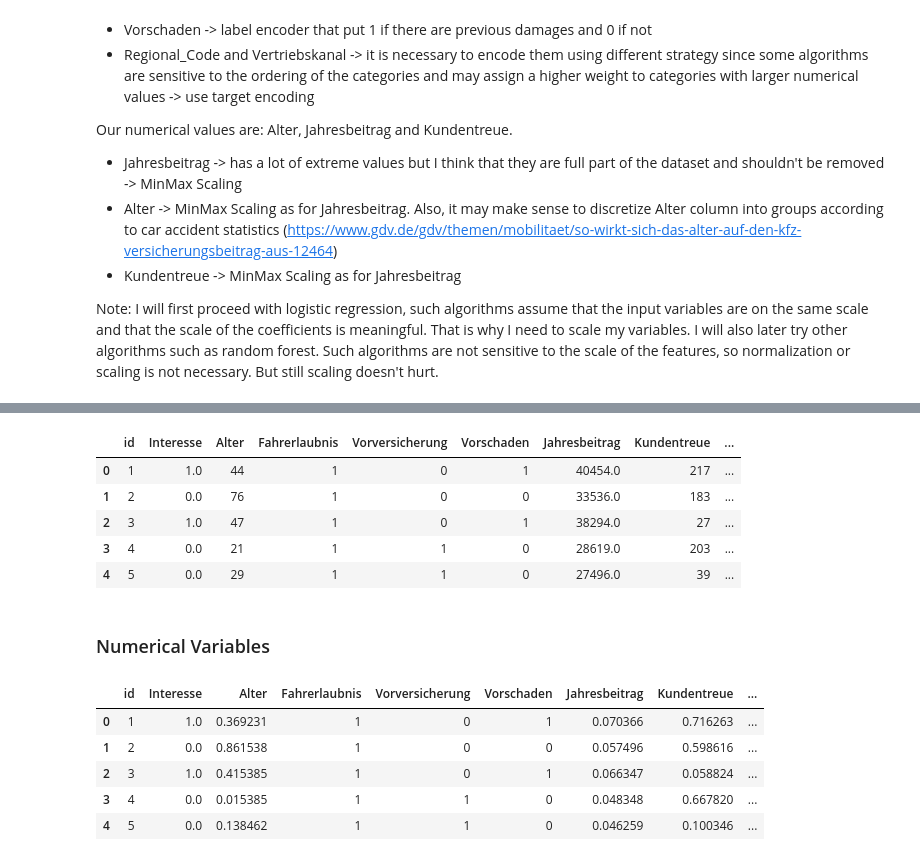
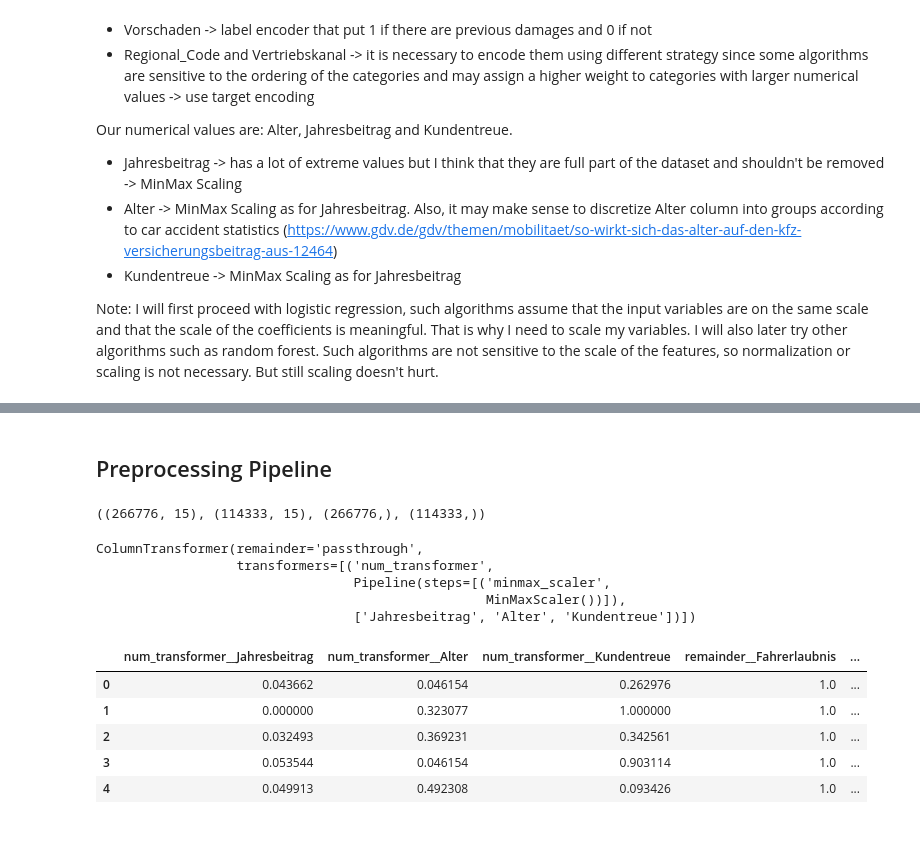
Before and after one commit to mariamorskovatykh/coding_challenge, a Jupyter notebook: affinity_modelling.ipynb, the cells around one changed output, grey strips where cells are left out. Drawn from its saved outputs; the diff is of its cells as text; code cells hidden in the pictures; blank space fills up the shorter version.

```diff
--- a/affinity_modelling.ipynb
+++ b/affinity_modelling.ipynb
@@ -248,0 +334,29 @@ Note: I realize that I can implement this step as a part of pipeline. However, I
+# %% [markdown]
+## Preprocessing Pipeline
+# %%
+# Defining the features and the target
+X = data.drop(columns='Interesse')
+y = data['Interesse']
+
+# Train-Test split
+X_train, X_test, y_train, y_test = train_test_split(X, y, test_size = 0.30)
+X_train.shape, X_test.shape, y_train.shape, y_test.shape
+# %% [output]
+((266776, 15), (114333, 15), (266776,), (114333,))
+# %%
+# Scale numerical values:
+num_transformer = Pipeline([('minmax_scaler', MinMaxScaler())])
+
+# Parallelize transformers
+preprocessor = ColumnTransformer([
+    ('num_transformer', num_transformer, ['Jahresbeitrag', 'Alter', 'Kundentreue'])],
+    remainder='passthrough'
+)
+
+preprocessor
+# %% [output]
+ColumnTransformer(remainder='passthrough',
+                  transformers=[('num_transformer',
+                                 Pipeline(steps=[('minmax_scaler',
+                                                  MinMaxScaler())]),
+                                 ['Jahresbeitrag', 'Alter', 'Kundentreue'])])
@@ -249,14 +369,9 @@ Note: I realize that I can implement this step as a part of pipeline. However, I
 # %%
-# Geschlecht
-
-# Instantiate the OneHotEncoder
-ohe_binary = OneHotEncoder(sparse = False, drop="if_binary")
-
-# Fit encoder
-ohe_binary.fit(data[['Geschlecht']])
-
-# Transform the current "Geschlecht" column
-data[ohe_binary.get_feature_names_out()] = ohe_binary.transform(data[['Geschlecht']])
-
-# Drop the column "Geschlecht" which has been encoded
-data.drop(columns = ["Geschlecht"], inplace = True)
+norm_data.head()
+# %% [output]
+|  | num_transformer__Jahresbeitrag | num_transformer__Alter | num_transformer__Kundentreue | remainder__Fahrerlaubnis | ... |
+| 0 | 0.043662 | 0.046154 | 0.262976 | 1.0 | ... |
+| 1 | 0.000000 | 0.323077 | 1.000000 | 1.0 | ... |
+| 2 | 0.032493 | 0.369231 | 0.342561 | 1.0 | ... |
+| 3 | 0.053544 | 0.046154 | 0.903114 | 1.0 | ... |
+| 4 | 0.049913 | 0.492308 | 0.093426 | 1.0 | ... |
@@ -308,11 +377,0 @@ data.drop(columns = ["Vertriebskanal"], inplace = True)
-# %%
-data.head()
-# %% [output]
-|  | id | Interesse | Alter | Fahrerlaubnis | Vorversicherung | Vorschaden | Jahresbeitrag | Kundentreue | ... |
-| 0 | 1 | 1.0 | 44 | 1 | 0 | 1 | 40454.0 | 217 | ... |
-| 1 | 2 | 0.0 | 76 | 1 | 0 | 0 | 33536.0 | 183 | ... |
-| 2 | 3 | 1.0 | 47 | 1 | 0 | 1 | 38294.0 | 27 | ... |
-| 3 | 4 | 0.0 | 21 | 1 | 1 | 0 | 28619.0 | 203 | ... |
-| 4 | 5 | 0.0 | 29 | 1 | 1 | 0 | 27496.0 | 39 | ... |
-# %% [markdown]
-### Numerical Variables
@@ -338,9 +377,0 @@ data[columns_to_normalize] = scaler.fit_transform(data[columns_to_normalize])
-# %%
-data.head()
-# %% [output]
-|  | id | Interesse | Alter | Fahrerlaubnis | Vorversicherung | Vorschaden | Jahresbeitrag | Kundentreue | ... |
-| 0 | 1 | 1.0 | 0.369231 | 1 | 0 | 1 | 0.070366 | 0.716263 | ... |
-| 1 | 2 | 0.0 | 0.861538 | 1 | 0 | 0 | 0.057496 | 0.598616 | ... |
-| 2 | 3 | 1.0 | 0.415385 | 1 | 0 | 1 | 0.066347 | 0.058824 | ... |
-| 3 | 4 | 0.0 | 0.015385 | 1 | 1 | 0 | 0.048348 | 0.667820 | ... |
-| 4 | 5 | 0.0 | 0.138462 | 1 | 1 | 0 | 0.046259 | 0.100346 | ... |
```
Also changed, not shown: parts of 48 cells of this notebook.
